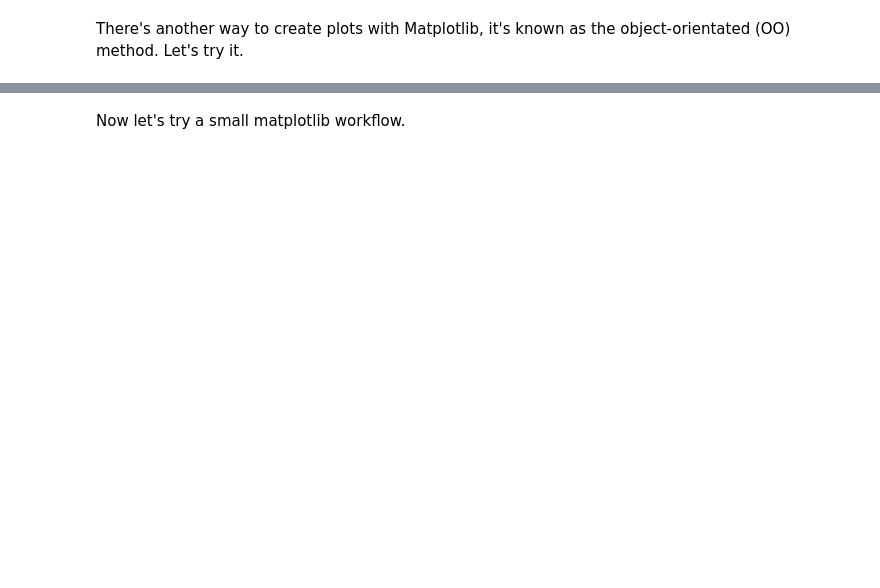
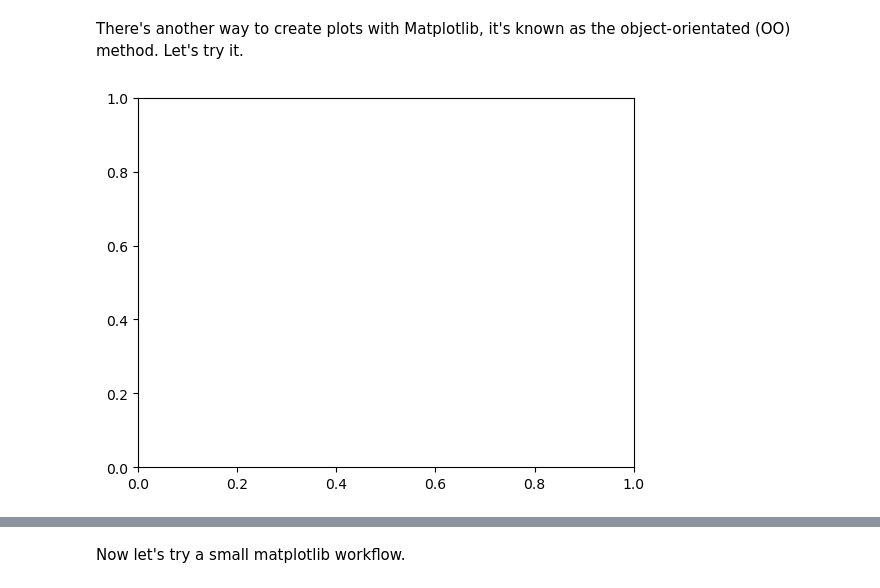
Before and after one commit to alokverma20s/MachineLearning-JupyterNotebooks, a Jupyter notebook: Matplotlib-exercises.ipynb, the cells around one changed output, grey strips where cells are left out. Drawn from its saved outputs; the diff is of its cells as text; code cells hidden in the pictures; blank space fills up the shorter version.

```diff
--- a/Matplotlib-exercises.ipynb
+++ b/Matplotlib-exercises.ipynb
@@ -35,5 +40,8 @@ plt.plot(list1);
 There's another way to create plots with Matplotlib, it's known as the object-orientated (OO) method. Let's try it.
 # %%
 # Create a plot using plt.subplots()
+fig, ax = plt.subplots()
+# %% [output]
+[figure, added]
 # %%
 # Create a plot using plt.subplots() and then add X & y on the axes
```
Also changed, not shown: parts of 20 cells of this notebook, 5 other files.
